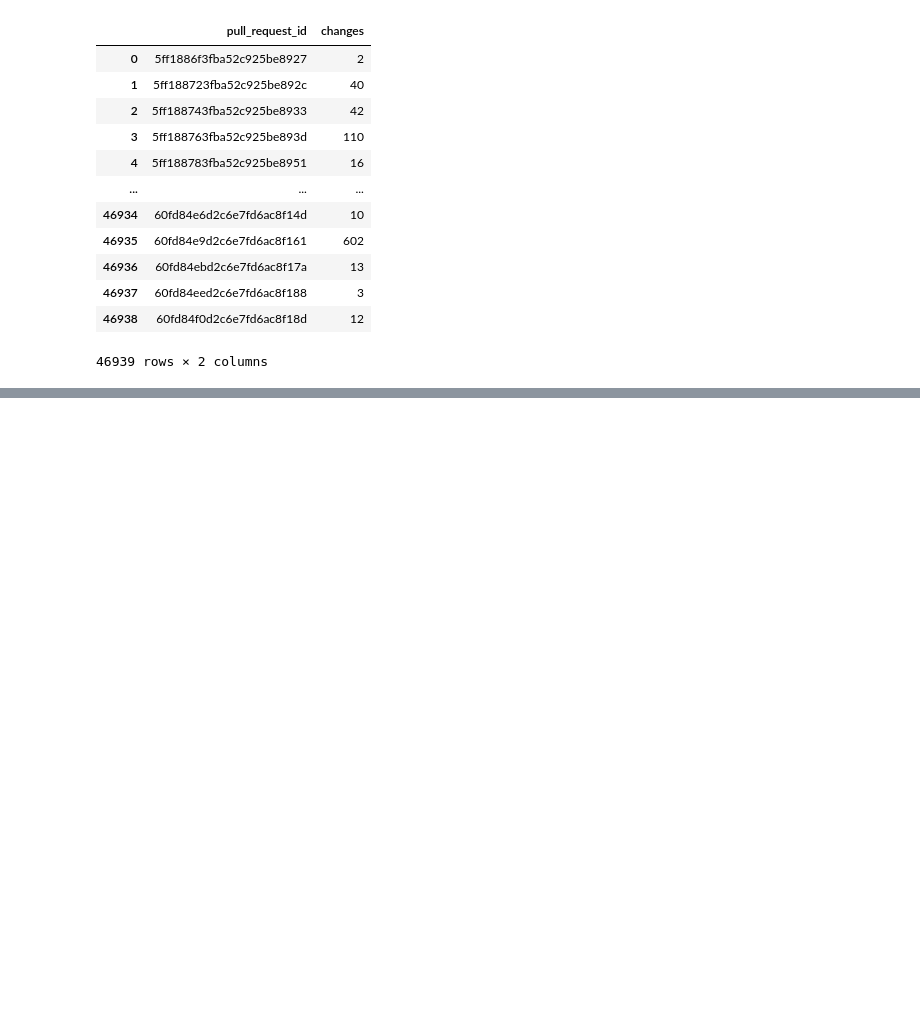
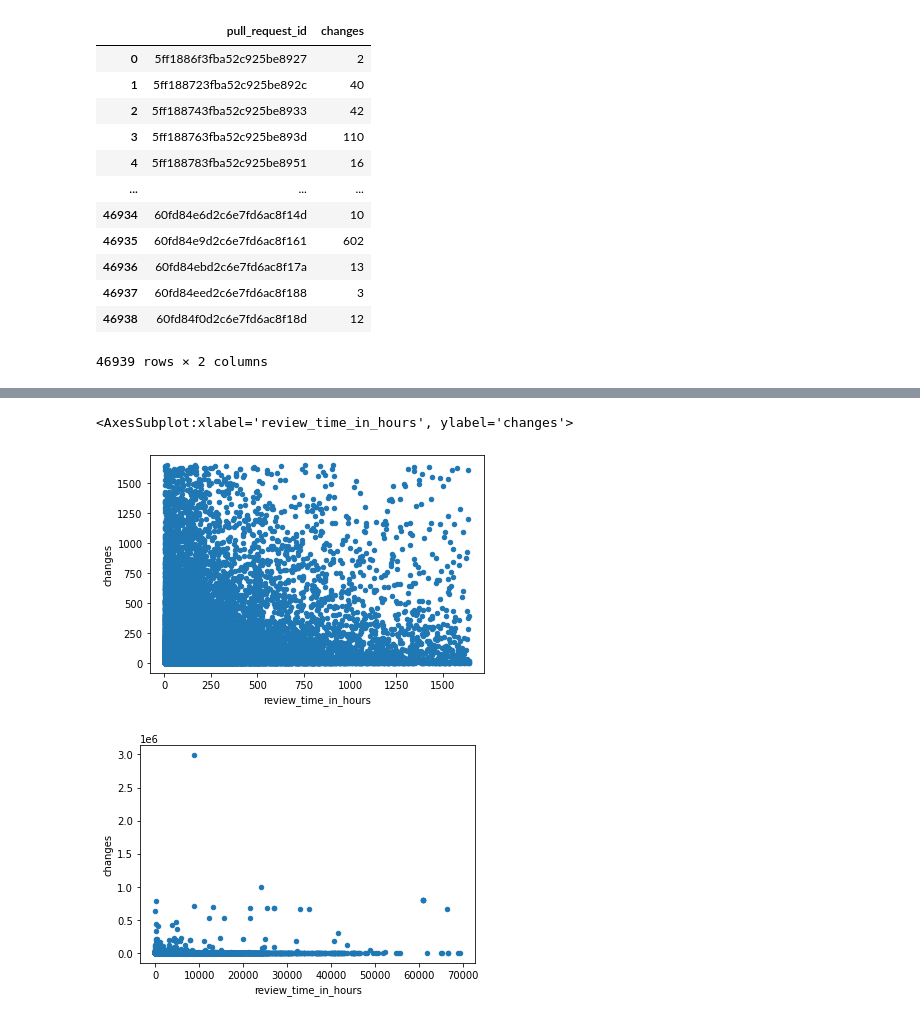
Before and after one commit to yy30537/AODFSE_14, a Jupyter notebook: shark.ipynb, the cells around one changed output, grey strips where cells are left out. Drawn from its saved outputs; the diff is of its cells as text; code cells hidden in the pictures; blank space fills up the shorter version.

```diff
--- a/shark.ipynb
+++ b/shark.ipynb
@@ -396,0 +422,16 @@ closed_PR_with_changes.plot(kind='scatter', x='review_time_in_hours', y='changes
+# %%
+# plot the closed PRs review time vs total changes
+
+changes_lp, changes_hp = closed_PR_with_changes['changes'].quantile([0.05, 0.95])
+time_lp, time_hp = closed_PR_with_changes['changes'].quantile([0.05, 0.95])
+filter_closed_pr = closed_PR_with_changes.where(closed_PR_with_changes['changes'] >= changes_lp)
+filter_closed_pr = filter_closed_pr.where(filter_closed_pr['changes'] <= changes_hp)
+filter_closed_pr = filter_closed_pr.where(filter_closed_pr['review_time_in_hours'] >= time_lp)
+filter_closed_pr = filter_closed_pr.where(filter_closed_pr['review_time_in_hours'] <= time_hp)
+
+filter_closed_pr.plot(kind='scatter', x='review_time_in_hours', y='changes')
+closed_PR_with_changes.plot(kind='scatter', x='review_time_in_hours', y='changes')
+# %% [output]
+<AxesSubplot:xlabel='review_time_in_hours', ylabel='changes'>
+[figure, added]
+[figure, added]
```
Also changed, not shown: parts of 6 cells of this notebook.
